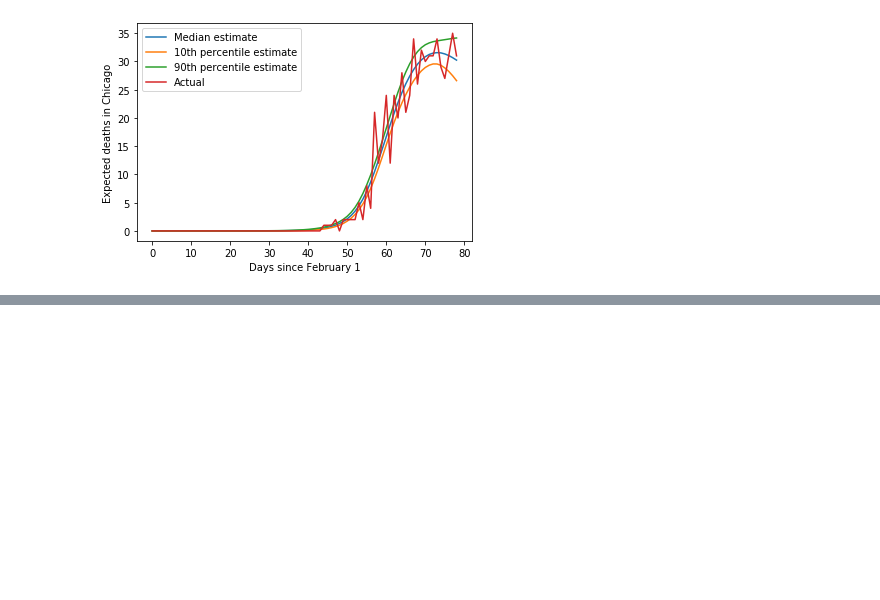
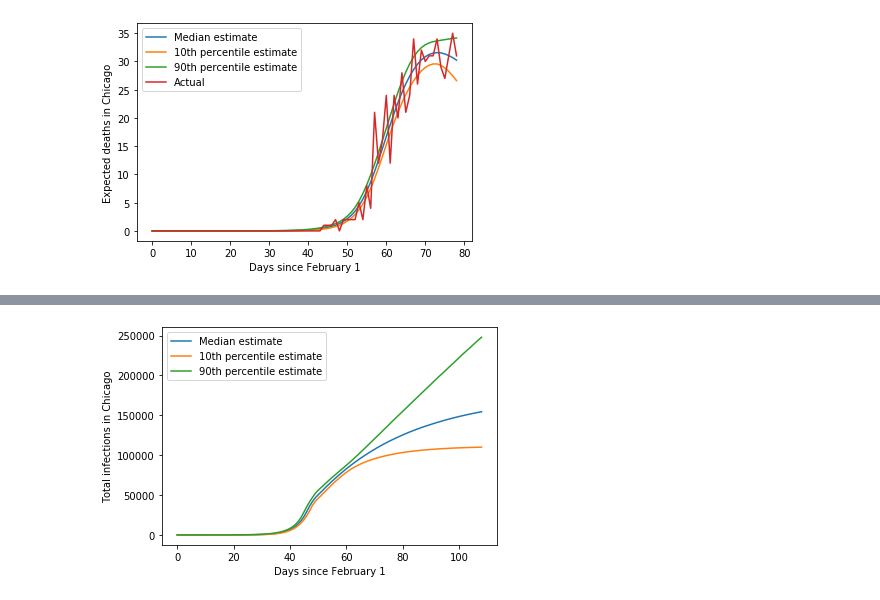
Before and after one commit to Inoueian/covid_19, a Jupyter notebook: notebooks/change_point_model.ipynb, the cells around one changed output, grey strips where cells are left out. Saved outputs shown, nothing was run; the diff lists cells and outputs as text; code cells hidden in the pictures; blank space fills up the shorter version.

```diff
--- a/notebooks/change_point_model.ipynb
+++ b/notebooks/change_point_model.ipynb
@@ -325,0 +361,15 @@ plt.show()
+# %%
+total_matrix_30 = np.cumsum(N_matrix_30, axis=1)
+# %%
+total_median_30 = cf.percentile_prediction(total_matrix_30, 50)
+total_10_30 = cf.percentile_prediction(total_matrix_30, 10)
+total_90_30 = cf.percentile_prediction(total_matrix_30, 90)
+plt.plot(x_30, total_median_30, label='Median estimate')
+plt.plot(x_30, total_10_30, label='10th percentile estimate')
+plt.plot(x_30, total_90_30, label='90th percentile estimate')
+plt.xlabel('Days since February 1')
+plt.ylabel(f'Total infections in {location}')
+plt.legend()
+plt.show()
+# %% [output]
+[figure, added]
```
Also changed, not shown: parts of 12 cells of this notebook.
